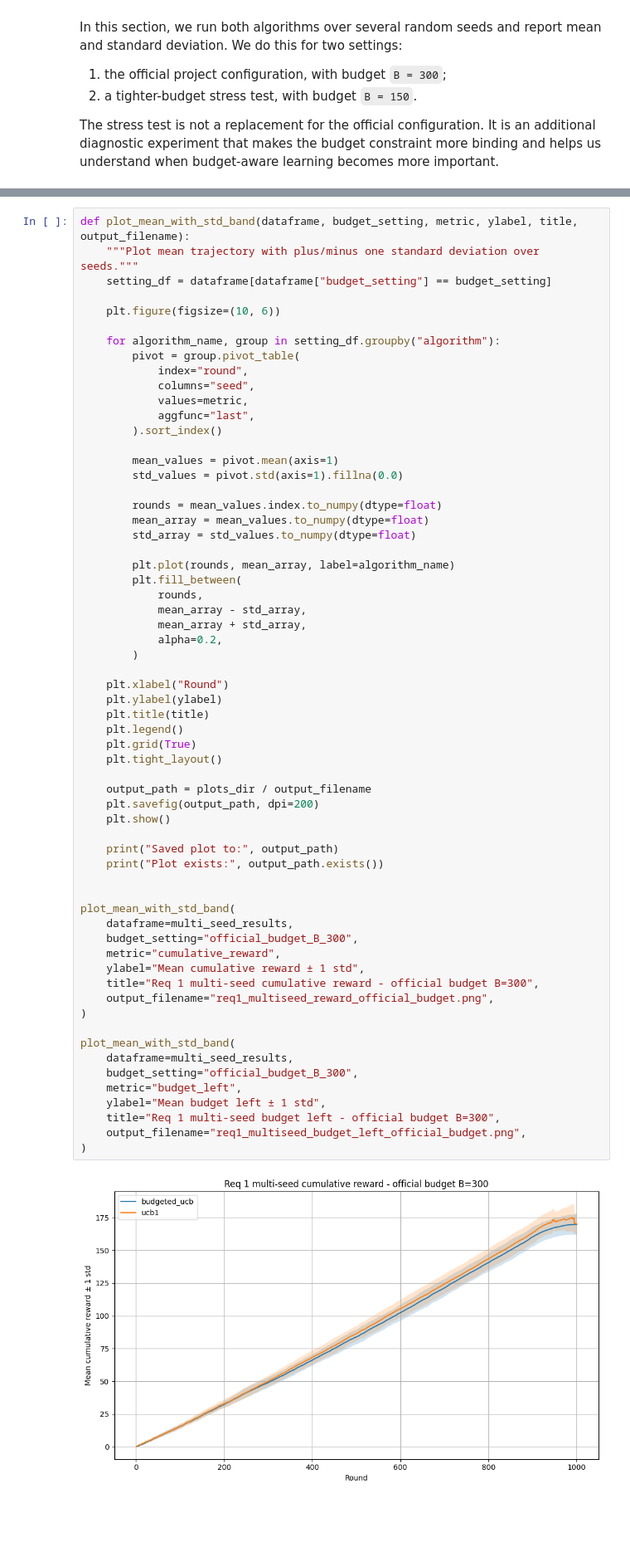
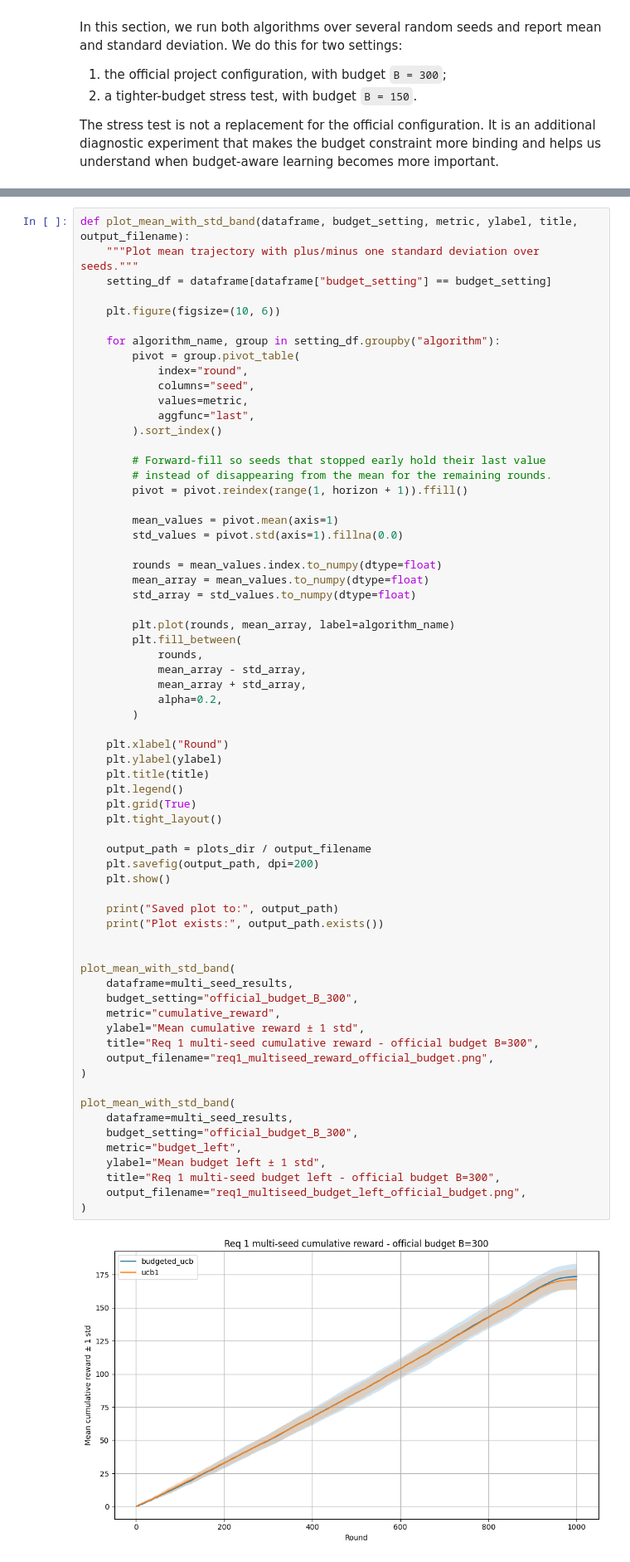
Before and after one commit to FoadZahediLabaf/OnlineAdvertisingBiddingStrategy, a Jupyter notebook: notebooks/req1_single_campaign.ipynb, the cells around one changed output, grey strips where cells are left out. Shown at 83% size. Cells and saved outputs as stored; diff of their text form; blank space fills up the shorter version.

```diff
--- a/notebooks/req1_single_campaign.ipynb
+++ b/notebooks/req1_single_campaign.ipynb
@@ -1065,6 +1308,10 @@ def plot_mean_with_std_band(dataframe, budget_setting, metric, ylabel, title, ou
             values=metric,
             aggfunc="last",
         ).sort_index()
+
+        # Forward-fill so seeds that stopped early hold their last value
+        # instead of disappearing from the mean for the remaining rounds.
+        pivot = pivot.reindex(range(1, horizon + 1)).ffill()
 
         mean_values = pivot.mean(axis=1)
         std_values = pivot.std(axis=1).fillna(0.0)
@@ -1087,33 +1334,33 @@ def plot_mean_with_std_band(dataframe, budget_setting, metric, ylabel, title, ou
     plt.legend()
     plt.grid(True)
     plt.tight_layout()
 
     output_path = plots_dir / output_filename
     plt.savefig(output_path, dpi=200)
     plt.show()
 
     print("Saved plot to:", output_path)
     print("Plot exists:", output_path.exists())
 
 
 plot_mean_with_std_band(
     dataframe=multi_seed_results,
     budget_setting="official_budget_B_300",
     metric="cumulative_reward",
     ylabel="Mean cumulative reward ± 1 std",
     title="Req 1 multi-seed cumulative reward - official budget B=300",
     output_filename="req1_multiseed_reward_official_budget.png",
 )
 
 plot_mean_with_std_band(
     dataframe=multi_seed_results,
     budget_setting="official_budget_B_300",
     metric="budget_left",
     ylabel="Mean budget left ± 1 std",
     title="Req 1 multi-seed budget left - official budget B=300",
     output_filename="req1_multiseed_budget_left_official_budget.png",
 )
 # %% [output]
-[figure, old version]
+[figure, new version]
 Saved plot to: /Users/foadzahedilabaf/Projects/ola-project/results/plots/req1_multiseed_reward_official_budget.png
 Plot exists: True
```
Also changed, not shown: parts of 29 cells of this notebook, 16 other files.
